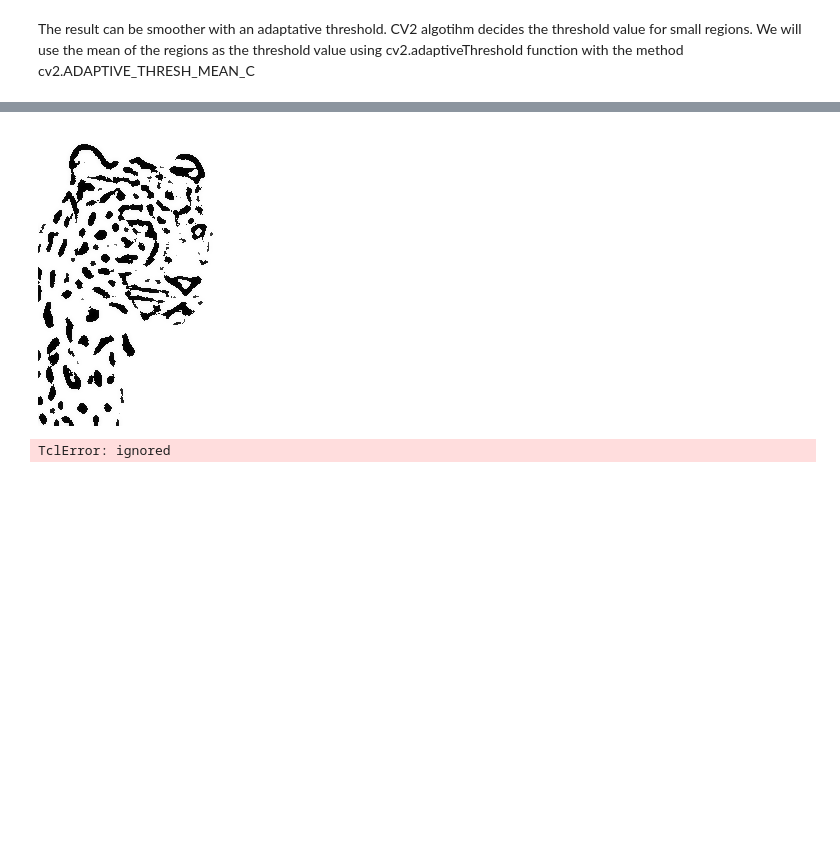
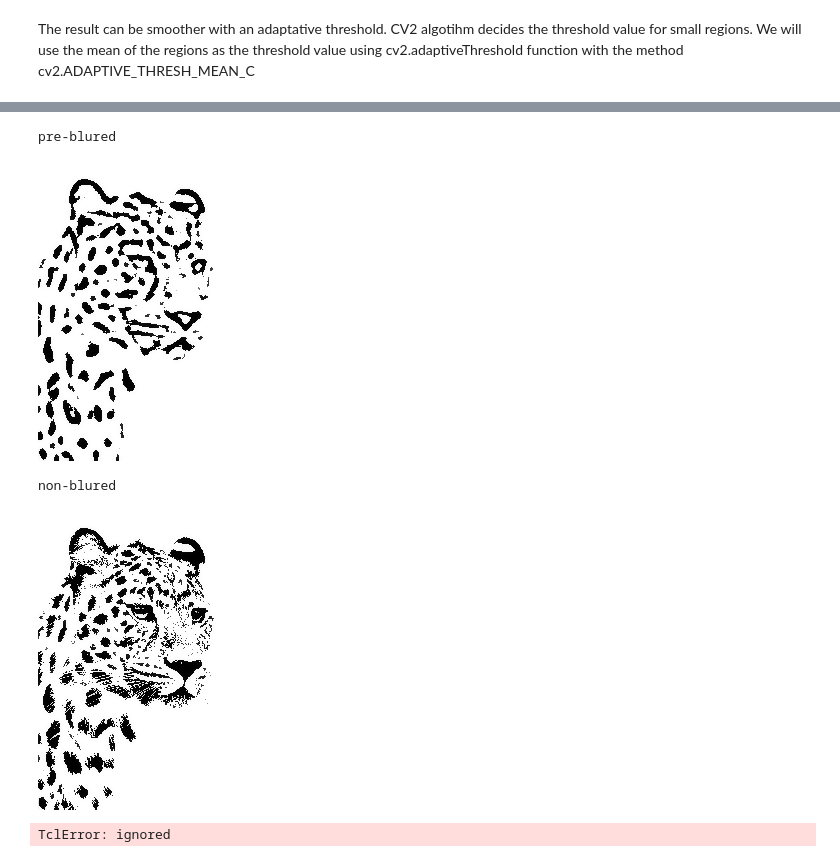
Before and after one commit to camilodlt/rtidy-python, a Jupyter notebook: Cartoon_project.ipynb, the cells around one changed output, grey strips where cells are left out. Saved outputs shown, nothing was run; the diff lists cells and outputs as text; code cells hidden in the pictures; blank space fills up the shorter version.

```diff
--- a/Cartoon_project.ipynb
+++ b/Cartoon_project.ipynb
@@ -136,10 +173,24 @@ With box of size 11x11
 # %%
 # Bilateral # Noise reduction
+print("pre-blured")
 bilateral=cv2.bilateralFilter(edge,
                               10, # size of the neighborhood
                               100,100) # sigma color. Per the documentation : "Filter sigma in the color space.
                                #A larger value of the parameter means that farther colors within the pixel neighborhood (see sigmaSpace )
                                #will be mixed together, resulting in larger areas of semi-equal color.
 google_display(bilateral)
+
+# Bilateral # Noise reduction
+print("\n")
+print("non-blured")
+bilateral=cv2.bilateralFilter(gray_edge,
+                              10, # size of the neighborhood
+                              100,100) # sigma color. Per the documentation : "Filter sigma in the color space.
+                               #A larger value of the parameter means that farther colors within the pixel neighborhood (see sigmaSpace )
+                               #will be mixed together, resulting in larger areas of semi-equal color.
+google_display(bilateral)
 # %% [output]
+pre-blured
 [figure]
+non-blured
+[figure, added]
```
Also changed, not shown: parts of 2 cells of this notebook.
